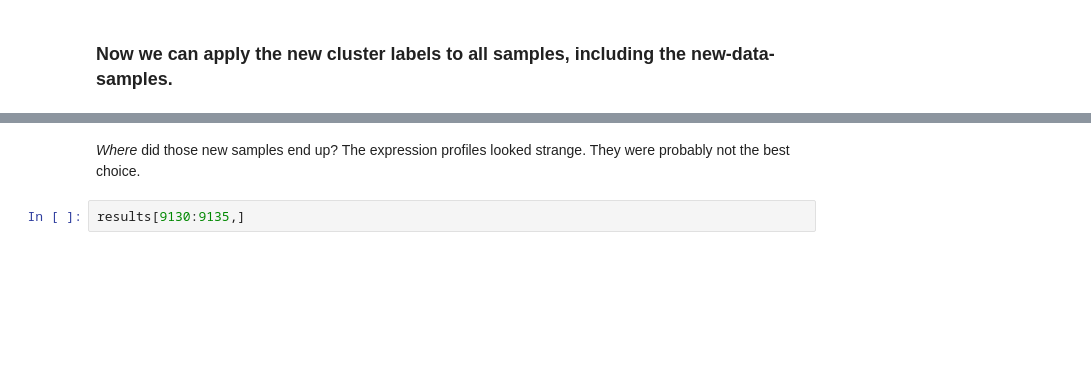
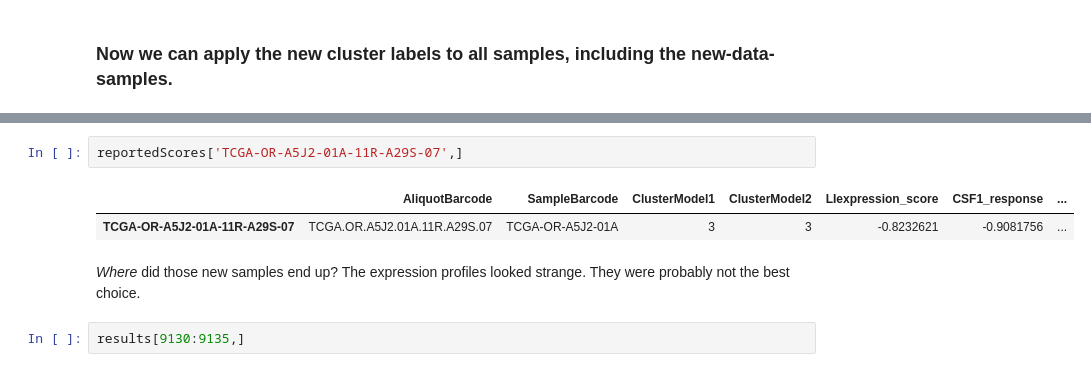
Before and after one commit to Gibbsdavidl/Immune-Subtype-Clustering, a Jupyter notebook: Notebooks/Call_immune_subtypes_on_new_data.ipynb, the cells around one changed output, grey strips where cells are left out. Saved outputs shown, nothing was run; the diff lists cells and outputs as text; blank space fills up the shorter version.

```diff
--- a/Notebooks/Call_immune_subtypes_on_new_data.ipynb
+++ b/Notebooks/Call_immune_subtypes_on_new_data.ipynb
@@ -273,3 +273,8 @@ head(results)
+# %%
+reportedScores['TCGA-OR-A5J2-01A-11R-A29S-07',]
+# %% [output]
+|  | AliquotBarcode | SampleBarcode | ClusterModel1 | ClusterModel2 | LIexpression_score | CSF1_response | ... |
+| TCGA-OR-A5J2-01A-11R-A29S-07 | TCGA.OR.A5J2.01A.11R.A29S.07 | TCGA-OR-A5J2-01A | 3 | 3 | -0.8232621 | -0.9081756 | ... |
 # %% [markdown]
 *Where* did those new samples end up?  The expression profiles looked strange. They were probably not the best choice.
 # %%
```
Also changed, not shown: parts of 6 cells of this notebook.
